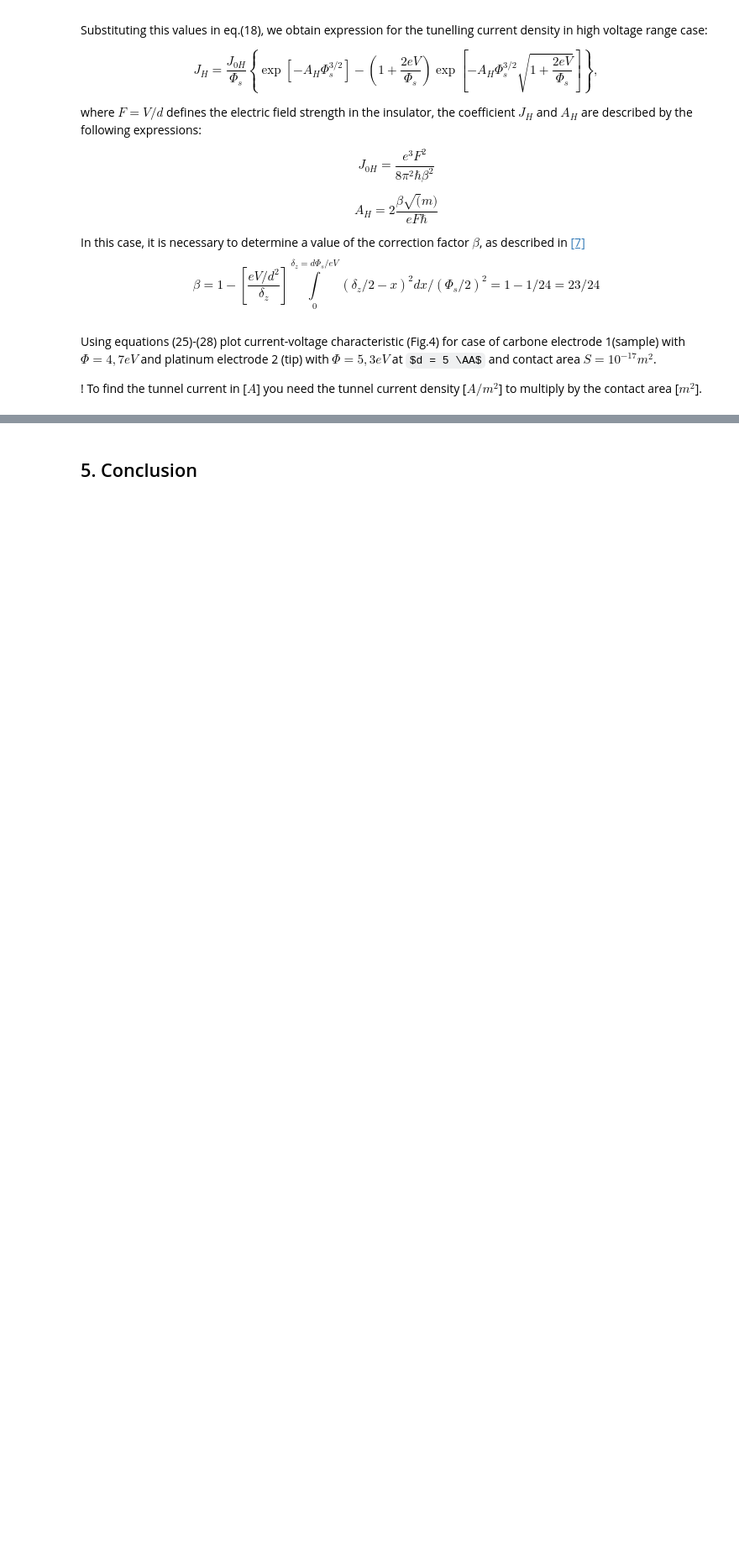
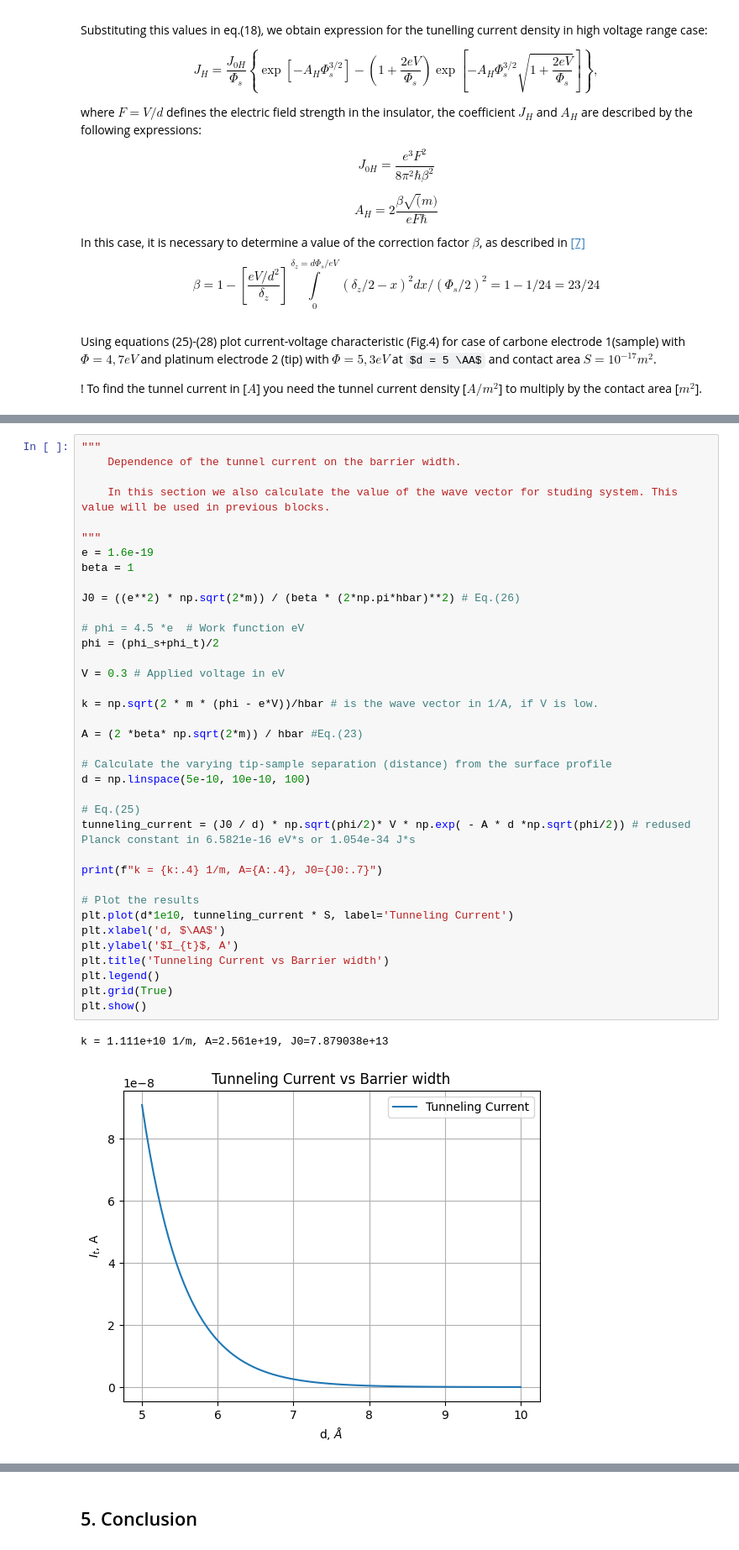
Before and after one commit to MariyaSV78/notebook_STM, a Jupyter notebook: STM/STM.ipynb, the cells around one changed output, grey strips where cells are left out. Shown at 84% size. Drawn from its saved outputs; the diff is of its cells as text; some formulas as TeX source; blank space fills up the shorter version.

```diff
--- a/STM/STM.ipynb
+++ b/STM/STM.ipynb
@@ -815,0 +652,40 @@ d =  4.5495712414670166e-09
+# %%
+"""
+    Dependence of the tunnel current on the barrier width.
+
+    In this section we also calculate the value of the wave vector for studing system. This value will be used in previous blocks.
+
+"""
+e = 1.6e-19
+beta = 1
+
+J0 = ((e**2) * np.sqrt(2*m)) / (beta * (2*np.pi*hbar)**2) # Eq.(26)
+
+# phi = 4.5 *e  # Work function eV
+phi = (phi_s+phi_t)/2
+
+V = 0.3 # Applied voltage in eV
+
+k = np.sqrt(2 * m * (phi - e*V))/hbar # is the wave vector in 1/A, if V is low.
+
+A = (2 *beta* np.sqrt(2*m)) / hbar #Eq.(23)
+
+# Calculate the varying tip-sample separation (distance) from the surface profile
+d = np.linspace(5e-10, 10e-10, 100)
+
+# Eq.(25)
+tunneling_current = (J0 / d) * np.sqrt(phi/2)* V * np.exp( - A * d *np.sqrt(phi/2)) # redused Planck constant in 6.5821e-16 eV*s or 1.054e-34 J*s
+
+print(f"k = {k:.4} 1/m, A={A:.4}, J0={J0:.7}")
+
+# Plot the results
+plt.plot(d*1e10, tunneling_current * S, label='Tunneling Current')
+plt.xlabel('d, $\AA$')
+plt.ylabel('$I_{t}$, A')
+plt.title('Tunneling Current vs Barrier width')
+plt.legend()
+plt.grid(True)
+plt.show()
+# %% [output]
+k = 1.111e+10 1/m, A=2.561e+19, J0=7.879038e+13
+[figure, added]
```
Also changed, not shown: parts of 53 cells of this notebook, 3 other files.
